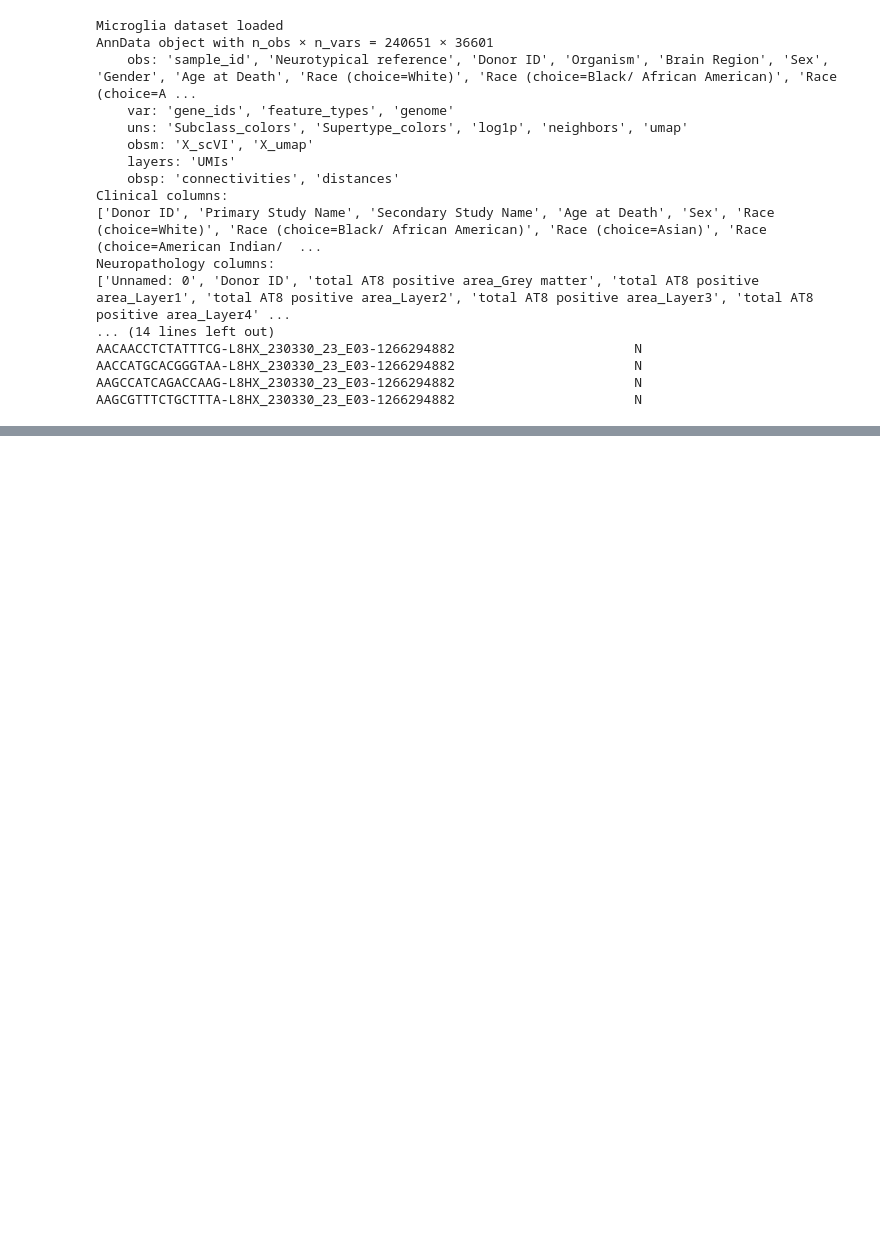
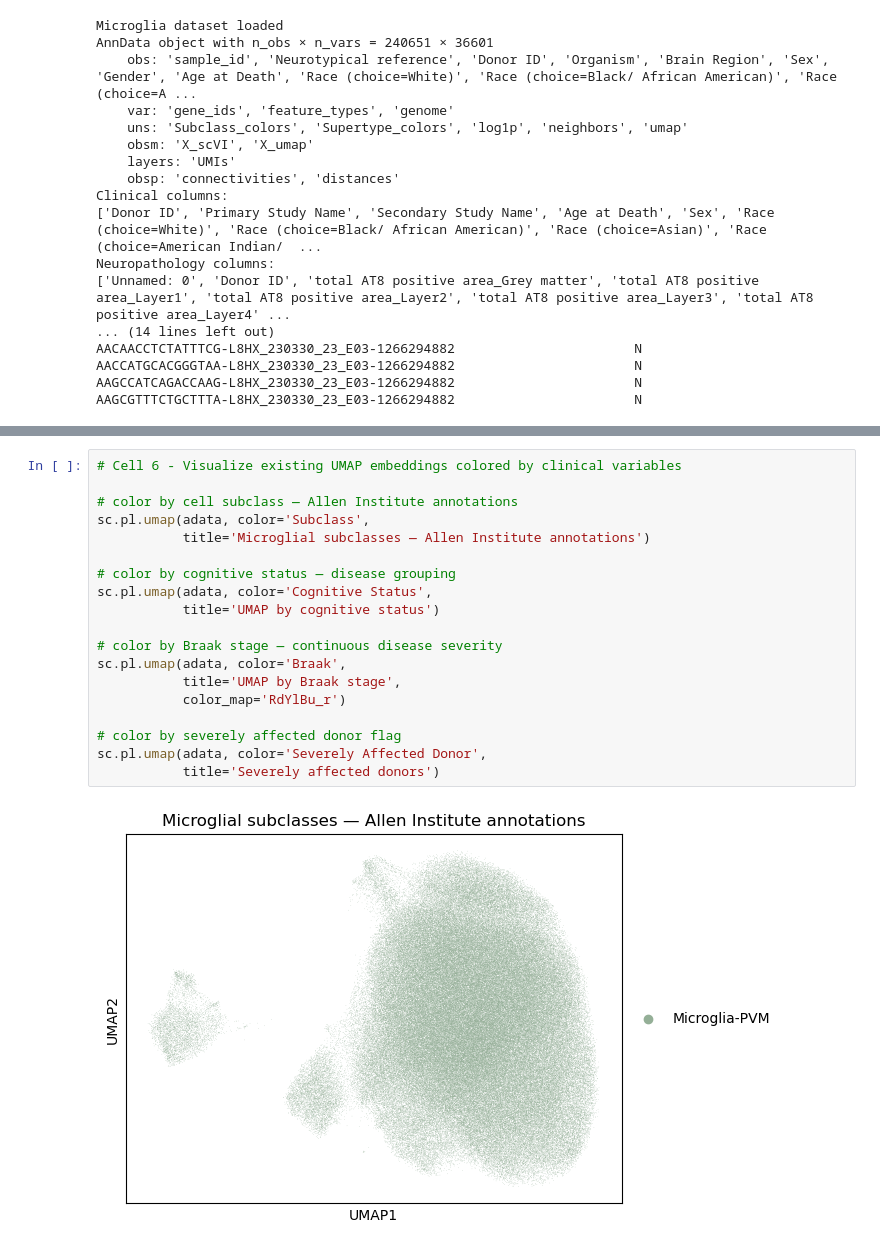
Before and after one commit to wnguyen36/seaad-microglia-analysis, a Jupyter notebook: notebooks/SeaAD_Analysis.ipynb, the cells around one changed output, grey strips where cells are left out. Cells and saved outputs as stored; diff of their text form; blank space fills up the shorter version.

Commit message:
Cell 3: inspecting clinical vars. Cell 4: Inspect existing cell type annotation. Cell 5: Check normalization status. Cell 6: Visualize existing UMAP embeddings colored by clinical variables

```diff
--- a/notebooks/SeaAD_Analysis.ipynb
+++ b/notebooks/SeaAD_Analysis.ipynb
@@ -55,0 +148,21 @@ AAGCGTTTCTGCTTTA-L8HX_230330_23_E03-1266294882                       N
+# %%
+# Cell 6 - Visualize existing UMAP embeddings colored by clinical variables
+
+# color by cell subclass — Allen Institute annotations
+sc.pl.umap(adata, color='Subclass',
+           title='Microglial subclasses — Allen Institute annotations')
+
+# color by cognitive status — disease grouping
+sc.pl.umap(adata, color='Cognitive Status',
+           title='UMAP by cognitive status')
+
+# color by Braak stage — continuous disease severity
+sc.pl.umap(adata, color='Braak',
+           title='UMAP by Braak stage',
+           color_map='RdYlBu_r')
+
+# color by severely affected donor flag
+sc.pl.umap(adata, color='Severely Affected Donor',
+           title='Severely affected donors')
+# %% [output]
+[figure, added]
```
Also changed, not shown: parts of 5 cells of this notebook.
